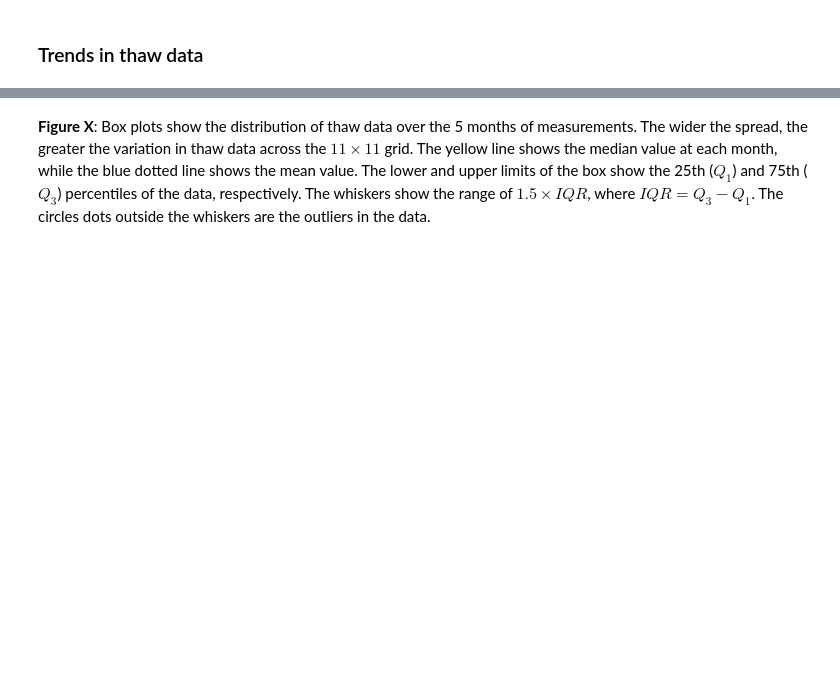
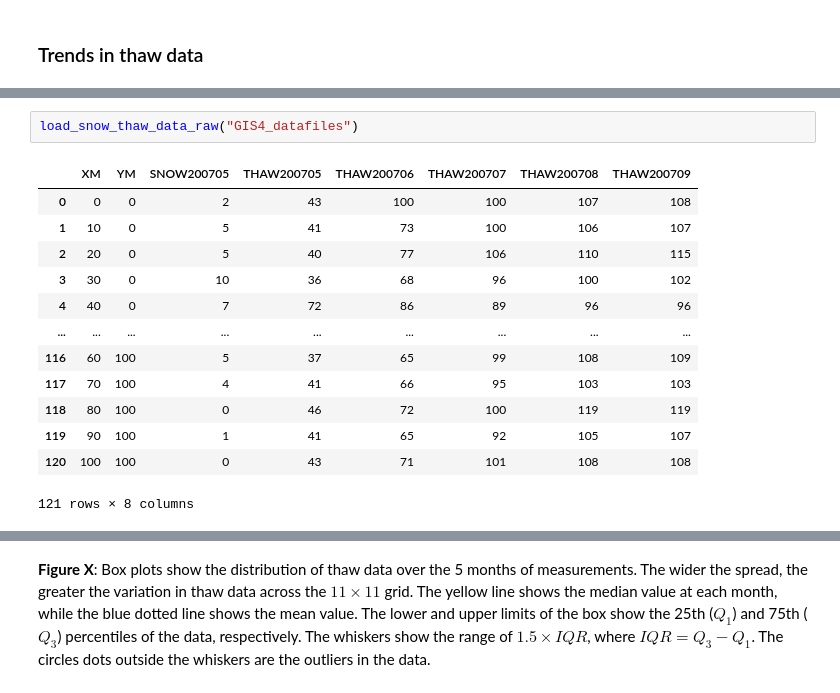
Before and after one commit to pmhalvor/geo4460, a Jupyter notebook: lab/GIS4/Halvorsen_GEO4460_report4_interpolation.ipynb, the cells around one changed output, grey strips where cells are left out. Drawn from its saved outputs; the diff is of its cells as text; blank space fills up the shorter version.

```diff
--- a/lab/GIS4/Halvorsen_GEO4460_report4_interpolation.ipynb
+++ b/lab/GIS4/Halvorsen_GEO4460_report4_interpolation.ipynb
@@ -68 +159,17 @@ For this analysis, we will leverage open-sourced Python libraries such as `numpy
+# %%
+load_snow_thaw_data_raw("GIS4_datafiles")
+# %% [output]
+|  | XM | YM | SNOW200705 | THAW200705 | THAW200706 | THAW200707 | THAW200708 | THAW200709 |
+| 0 | 0 | 0 | 2 | 43 | 100 | 100 | 107 | 108 |
+| 1 | 10 | 0 | 5 | 41 | 73 | 100 | 106 | 107 |
+| 2 | 20 | 0 | 5 | 40 | 77 | 106 | 110 | 115 |
+| 3 | 30 | 0 | 10 | 36 | 68 | 96 | 100 | 102 |
+| 4 | 40 | 0 | 7 | 72 | 86 | 89 | 96 | 96 |
+| ... | ... | ... | ... | ... | ... | ... | ... | ... |
+| 116 | 60 | 100 | 5 | 37 | 65 | 99 | 108 | 109 |
+| 117 | 70 | 100 | 4 | 41 | 66 | 95 | 103 | 103 |
+| 118 | 80 | 100 | 0 | 46 | 72 | 100 | 119 | 119 |
+| 119 | 90 | 100 | 1 | 41 | 65 | 92 | 105 | 107 |
+| 120 | 100 | 100 | 0 | 43 | 71 | 101 | 108 | 108 |
+121 rows × 8 columns
 # %%
```
Also changed, not shown: parts of 4 cells of this notebook, 1 other file.
